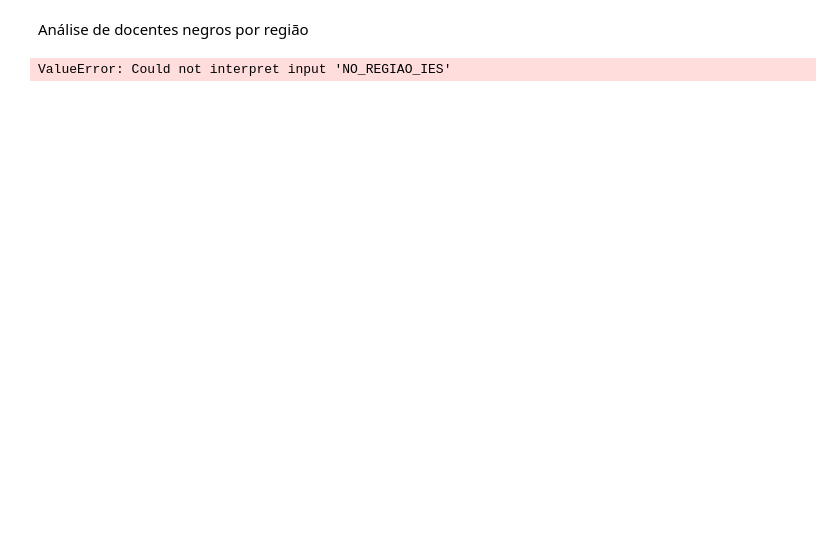
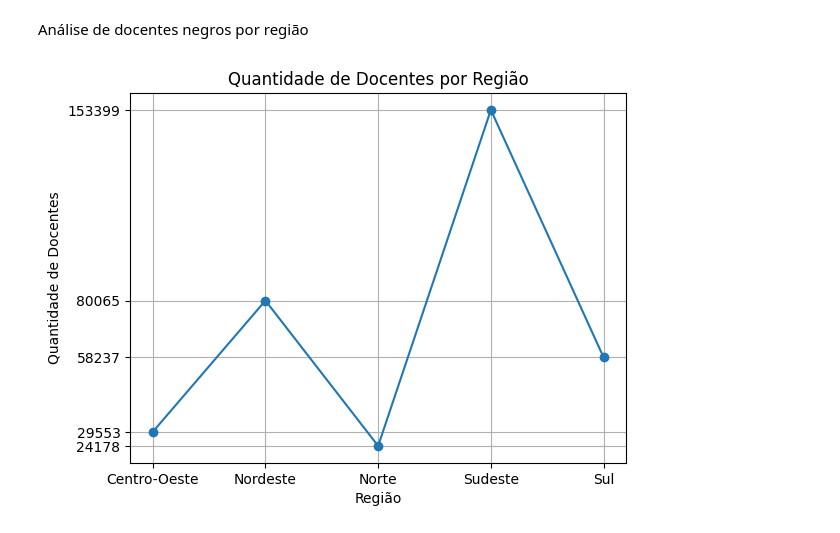
Before and after one commit to luanmenezesmatos/Kick-TrabalhoPython, a Jupyter notebook: script.ipynb, the cells around one changed output. Cells and saved outputs as stored; diff of their text form; code cells hidden in the pictures; blank space fills up the shorter version.

Commit message:
Finalização do código de "Análise de docentes negros por região"

```diff
--- a/script.ipynb
+++ b/script.ipynb
@@ -75,39 +64,16 @@ print(regioesCores)
 # %% [markdown]
 Análise de docentes negros por região
-# %%
-""" # Definindo tamanho do gráfico
-plt.figure(figsize=(15, 5))
-
-# Agrupar por região e somar a quantidade de técnicos
-dataAgrupado = ies_df.groupby('NO_REGIAO_IES')['QT_TEC_TOTAL'].sum()
-
-# Itera sobre cada região presente no dataframe filtrado
-for regiao, data in ies_df.groupby('NO_REGIAO_IES')['QT_TEC_TOTAL']:
-  # Plota o gráfico de barras
-  plt.plot(data.index, data.values, color=regioesCores[regiao])
-
-# Personalizando o gráfico
-plt.xlabel('Legenda na Esquerda')
-plt.ylabel('Legenda em Baixo')
-plt.title('Título')
-plt.legend()
-plt.grid(True)
-
-plt.show() """
-
-""" # Definindo tamanho do gráfico
-plt.figure(figsize=(15, 5))
-
-# Agrupar por região e somar a quantidade de técnicos
-dataAgrupado = ies_df.groupby('NO_REGIAO_IES')['QT_TEC_TOTAL'].sum()
-
-# Itera sobre cada região presente no dataframe filtrado """
-
-# Agrupar por região e somar a quantidade de técnicos
-dataAgrupado = ies_df.groupby('NO_REGIAO_IES')['QT_TEC_TOTAL'].sum()
-
-# print(next(iter(regioesCores)))
-
-# sns.barplot(data=dataAgrupado, x="NO_REGIAO_IES", y="QT_TEC_TOTAL") # Plotando o gráfico de linhas
-# %% [output]
-ValueError: Could not interpret input 'NO_REGIAO_IES'
+# %%
+# Agrupar por região e somar a quantidade de técnicos
+dataAgrupado = ies_df.groupby('NO_REGIAO_IES')['QT_TEC_TOTAL'].sum()
+
+plt.plot(dataAgrupado.index, dataAgrupado.values, marker="o") # Plotando o gráfico de linhas
+plt.title('Quantidade de Docentes por Região') # Título do gráfico
+plt.xlabel('Região') # Legenda do eixo X
+plt.ylabel('Quantidade de Docentes') # Legenda do eixo Y
+plt.yticks(dataAgrupado.values) # Definindo os valores do eixo Y
+plt.grid(True) # Exibindo as linhas de grade
+
+plt.show() # Exibindo o gráfico
+# %% [output]
+[figure, added]
```
Also changed, not shown: parts of 3 cells of this notebook.
